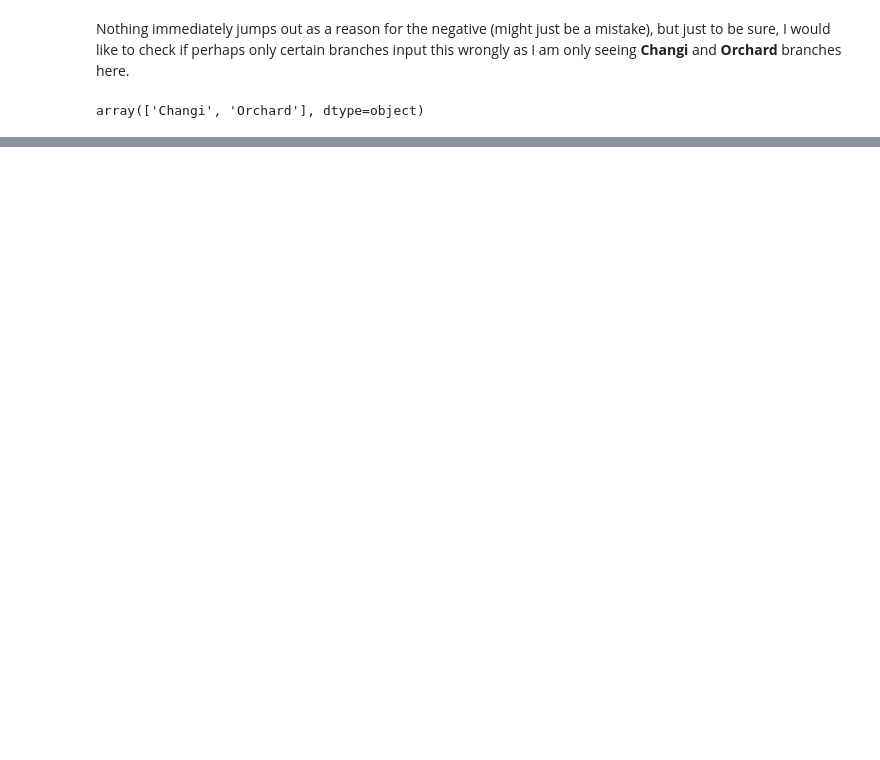
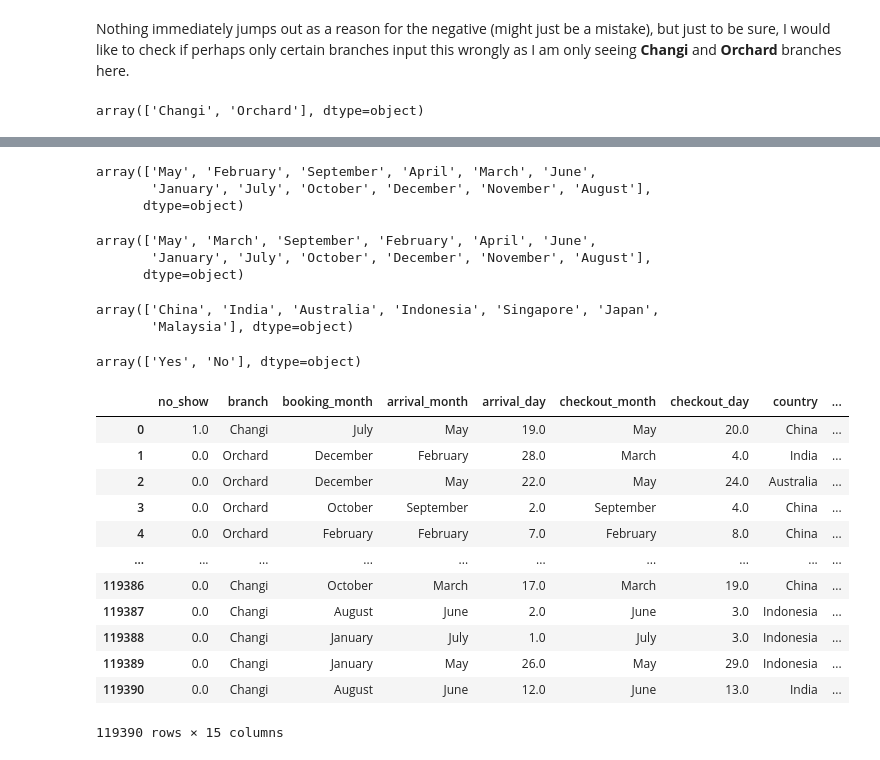
Before and after one commit to Anglesofdeath/no_show-data-science-project, a Jupyter notebook: eda.ipynb, the cells around one changed output, grey strips where cells are left out. Drawn from its saved outputs; the diff is of its cells as text; code cells hidden in the pictures; blank space fills up the shorter version.

```diff
--- a/eda.ipynb
+++ b/eda.ipynb
@@ -162,12 +163,26 @@ We can see that there are 2 currencies being used to record price. We want this
-# %%
-def convertCurrencyStringToInt64(price):
-    str(price).replace(" ", "") #remove white spaces
-    if str(price)[:4] == "USD$":
-        return float(str(price)[4:]) *1.39 #multiply if price is in USD
-    if str(price)[:4] == "SGD$":
-        return float(str(price)[4:]) #price is in SGD
-    return price
+# %%
+def convertCurrencyStringToInt64(price):
+    '''
+    Takes a price(string) in either USD$ or SGD$ and returns the price in SGD$ without the SGD$ prefix. If no currency in input returns input
+    '''
+    str(price).replace(" ", "") #remove white spaces
+    if str(price)[:4] == "USD$":
+        return np.round(float(str(price)[4:]) *1.39, 2) #multiply if price is in USD; keeping it to 2 decimals as its a price
+    if str(price)[:4] == "SGD$":
+        return np.round(float(str(price)[4:]), 2) #price is in SGD; keeping to 2 decimals as its a price
+    return price
+
+def extractCurrency(price):
+    '''
+    Takes a price (string) in either USD$ or SGD$ and returns the currency that payment was made in. If neither of the two currency in input returns input
+    '''
+    if str(price)[:4] == "USD$":
+        return "USD"
+    if str(price)[:4] == "SGD$":
+        return "SGD"
+    return price
 # %%
+df['payment_currency'] = df['price'].apply(extractCurrency)
 df['price'] = df['price'].apply(convertCurrencyStringToInt64)
-df
+df['payment_currency'].unique()
 # %% [output]
@@ -250,0 +272,47 @@ df.describe()
+# %%
+def stringConvert(month: str):
+    '''
+    this function takes a string and returns the string with just the first letter capitalized
+    '''
+    month = month.lower()
+    return month[0].upper() + month[1:]
+
+df['arrival_month'] = df['arrival_month'].apply(stringConvert)
+df['arrival_month'].unique()
+# %% [output]
+array(['May', 'February', 'September', 'April', 'March', 'June',
+       'January', 'July', 'October', 'December', 'November', 'August'],
+      dtype=object)
+# %%
+df['checkout_month'].unique()
+# %% [output]
+array(['May', 'March', 'September', 'February', 'April', 'June',
+       'January', 'July', 'October', 'December', 'November', 'August'],
+      dtype=object)
+# %%
+
+df['country'].unique()
+# %% [output]
+array(['China', 'India', 'Australia', 'Indonesia', 'Singapore', 'Japan',
+       'Malaysia'], dtype=object)
+# %%
+df['first_time'].unique()
+# %% [output]
+array(['Yes', 'No'], dtype=object)
+# %%
+df['platform'].unique()
+df
+# %% [output]
+|  | no_show | branch | booking_month | arrival_month | arrival_day | checkout_month | checkout_day | country | ... |
+| 0 | 1.0 | Changi | July | May | 19.0 | May | 20.0 | China | ... |
+| 1 | 0.0 | Orchard | December | February | 28.0 | March | 4.0 | India | ... |
+| 2 | 0.0 | Orchard | December | May | 22.0 | May | 24.0 | Australia | ... |
+| 3 | 0.0 | Orchard | October | September | 2.0 | September | 4.0 | China | ... |
+| 4 | 0.0 | Orchard | February | February | 7.0 | February | 8.0 | China | ... |
+| ... | ... | ... | ... | ... | ... | ... | ... | ... | ... |
+| 119386 | 0.0 | Changi | October | March | 17.0 | March | 19.0 | China | ... |
+| 119387 | 0.0 | Changi | August | June | 2.0 | June | 3.0 | Indonesia | ... |
+| 119388 | 0.0 | Changi | January | July | 1.0 | July | 3.0 | Indonesia | ... |
+| 119389 | 0.0 | Changi | January | May | 26.0 | May | 29.0 | Indonesia | ... |
+| 119390 | 0.0 | Changi | August | June | 12.0 | June | 13.0 | India | ... |
+119390 rows × 15 columns
```
Also changed, not shown: parts of 20 cells of this notebook.
